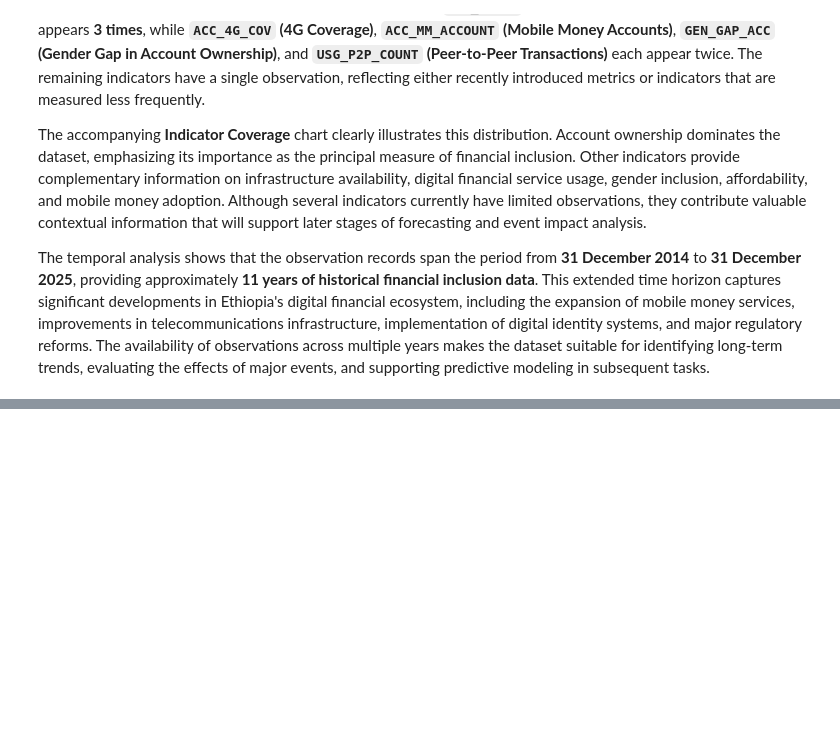
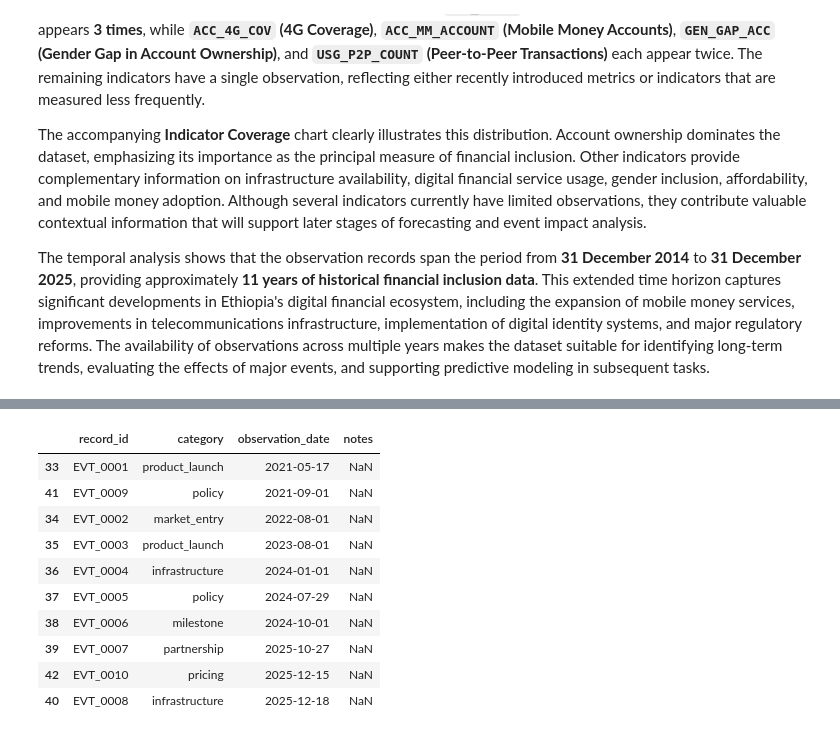
Before and after one commit to Lalisecf/ethiopia-fi-forecast-week11, a Jupyter notebook: notebooks/task1_data_exploration.ipynb, the cells around one changed output, grey strips where cells are left out. Saved outputs shown, nothing was run; the diff lists cells and outputs as text; code cells hidden in the pictures; blank space fills up the shorter version.

```diff
--- a/notebooks/task1_data_exploration.ipynb
+++ b/notebooks/task1_data_exploration.ipynb
@@ -360,0 +381,30 @@ The temporal analysis shows that the observation records span the period from **
+# %%
+#Dates
+events["observation_date"] = pd.to_datetime(
+    events["observation_date"]
+)
+
+events = events.sort_values(
+    "observation_date"
+)
+
+events[
+    [
+        "record_id",
+        "category",
+        "observation_date",
+        "notes"
+    ]
+]
+# %% [output]
+|  | record_id | category | observation_date | notes |
+| 33 | EVT_0001 | product_launch | 2021-05-17 | NaN |
+| 41 | EVT_0009 | policy | 2021-09-01 | NaN |
+| 34 | EVT_0002 | market_entry | 2022-08-01 | NaN |
+| 35 | EVT_0003 | product_launch | 2023-08-01 | NaN |
+| 36 | EVT_0004 | infrastructure | 2024-01-01 | NaN |
+| 37 | EVT_0005 | policy | 2024-07-29 | NaN |
+| 38 | EVT_0006 | milestone | 2024-10-01 | NaN |
+| 39 | EVT_0007 | partnership | 2025-10-27 | NaN |
+| 42 | EVT_0010 | pricing | 2025-12-15 | NaN |
+| 40 | EVT_0008 | infrastructure | 2025-12-18 | NaN |
```
Also changed, not shown: parts of 5 cells of this notebook.
